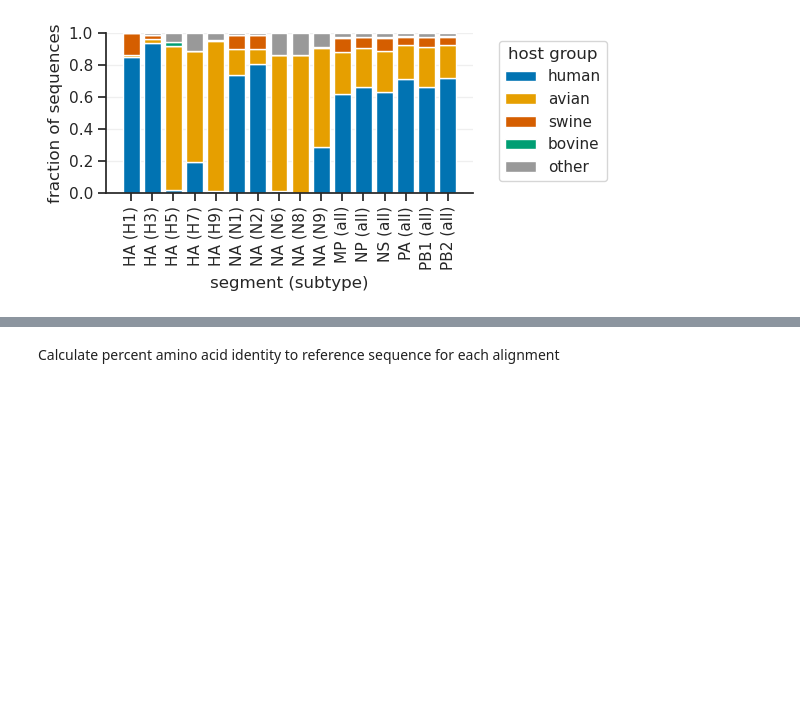
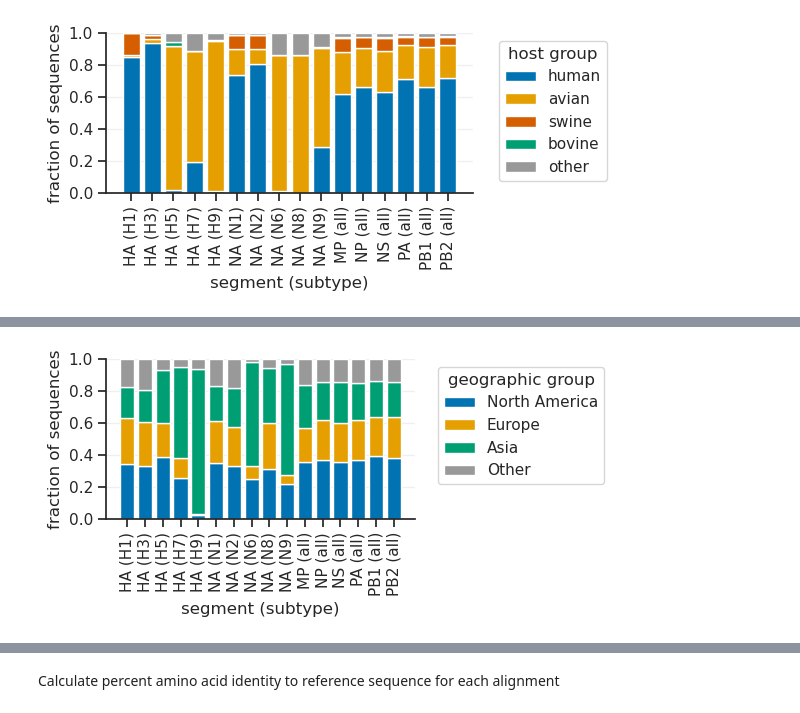
Before and after one commit to matsengrp/flu-usher, a Jupyter notebook: notebooks/analyze_alignments.ipynb, the cells around one changed output, grey strips where cells are left out. Drawn from its saved outputs; the diff is of its cells as text; code cells hidden in the pictures; blank space fills up the shorter version.

```diff
--- a/notebooks/analyze_alignments.ipynb
+++ b/notebooks/analyze_alignments.ipynb
@@ -150,7 +150,7 @@ plt.show()
 Calculate host group composition for each alignment
 # %%
 # Read metadata with host groups
-meta_df = pd.read_csv('../results/combined_metadata_with_host_groups.csv')
+meta_df = pd.read_csv('../results/combined_metadata_augmented.csv')
 
 # Remove "A / " prefix from subtype if present
 if meta_df['subtype'].iloc[0].startswith('A / '):
@@ -281,0 +335,48 @@ plt.show()
+# %%
+# Create a stacked bar plot showing geographic group composition for each segment-subtype
+# Pivot data for stacked bar plot
+geo_pivot_df = geo_comp_df.pivot(index='segment_subtype', columns='geographic_group', values='fraction')
+
+# Order segments: HA first, then NA, then others alphabetically
+unique_segments = geo_pivot_df.index.unique()
+ha_segments = sorted([s for s in unique_segments if s.startswith('HA (')])
+na_segments = sorted([s for s in unique_segments if s.startswith('NA (')])
+other_segments = sorted([s for s in unique_segments if not s.startswith('HA (') and not s.startswith('NA (')])
+segment_order = ha_segments + na_segments + other_segments
+geo_pivot_df = geo_pivot_df.loc[segment_order]
+
+# Define geographic group order and colors
+geo_order = ['north_america', 'europe', 'asia', 'other']
+geo_labels = {'north_america': 'North America', 'europe': 'Europe', 'asia': 'Asia', 'other': 'Other'}
+geo_colors = {
+    'north_america': '#0173B2',  # Blue
+    'europe': '#E69F00',         # Orange
+    'asia': '#009E73',           # Bluish green
+    'other': '#999999'           # Gray
+}
+
+# Create stacked bar plot
+fig, ax = plt.subplots(figsize=(6, 3))
+
+bottom = np.zeros(len(geo_pivot_df))
+for geo_group in geo_order:
+    if geo_group in geo_pivot_df.columns:
+        values = geo_pivot_df[geo_group].values
+        ax.bar(range(len(geo_pivot_df)), values, bottom=bottom,
+               label=geo_labels[geo_group], color=geo_colors[geo_group], width=0.8)
+        bottom += values
+
+# Customize plot
+ax.set_xticks(range(len(geo_pivot_df)))
+ax.set_xticklabels(geo_pivot_df.index, rotation=90)
+ax.set_ylabel('fraction of sequences')
+ax.set_xlabel('segment (subtype)')
+ax.set_ylim([0, 1])
+ax.legend(title='geographic group', bbox_to_anchor=(1.05, 1), loc='upper left')
+ax.yaxis.grid(True, alpha=0.3)
+sns.despine()
+
+plt.tight_layout()
+plt.show()
+# %% [output]
+[figure, added]
```
Also changed, not shown: parts of 6 cells of this notebook, 9 other files.
